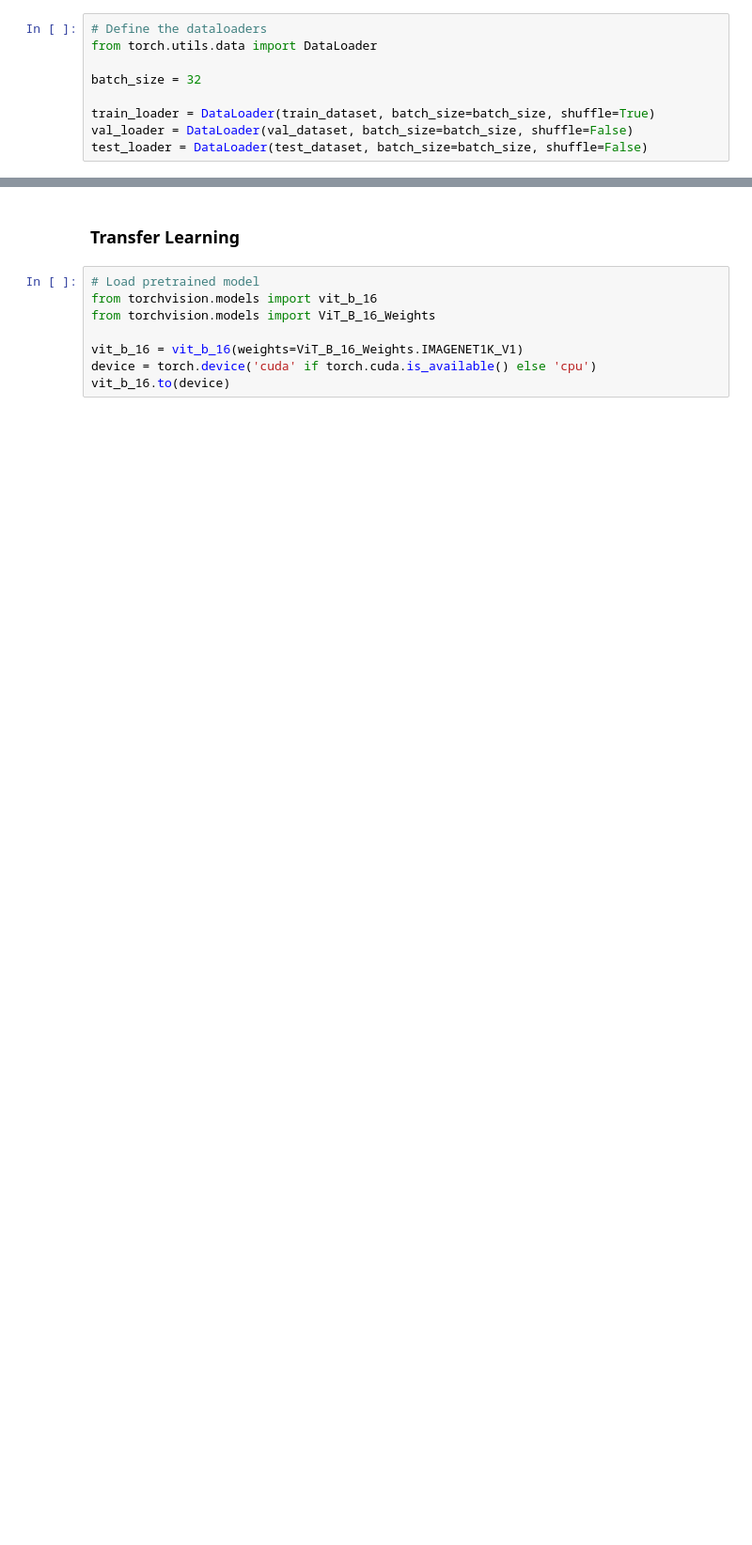
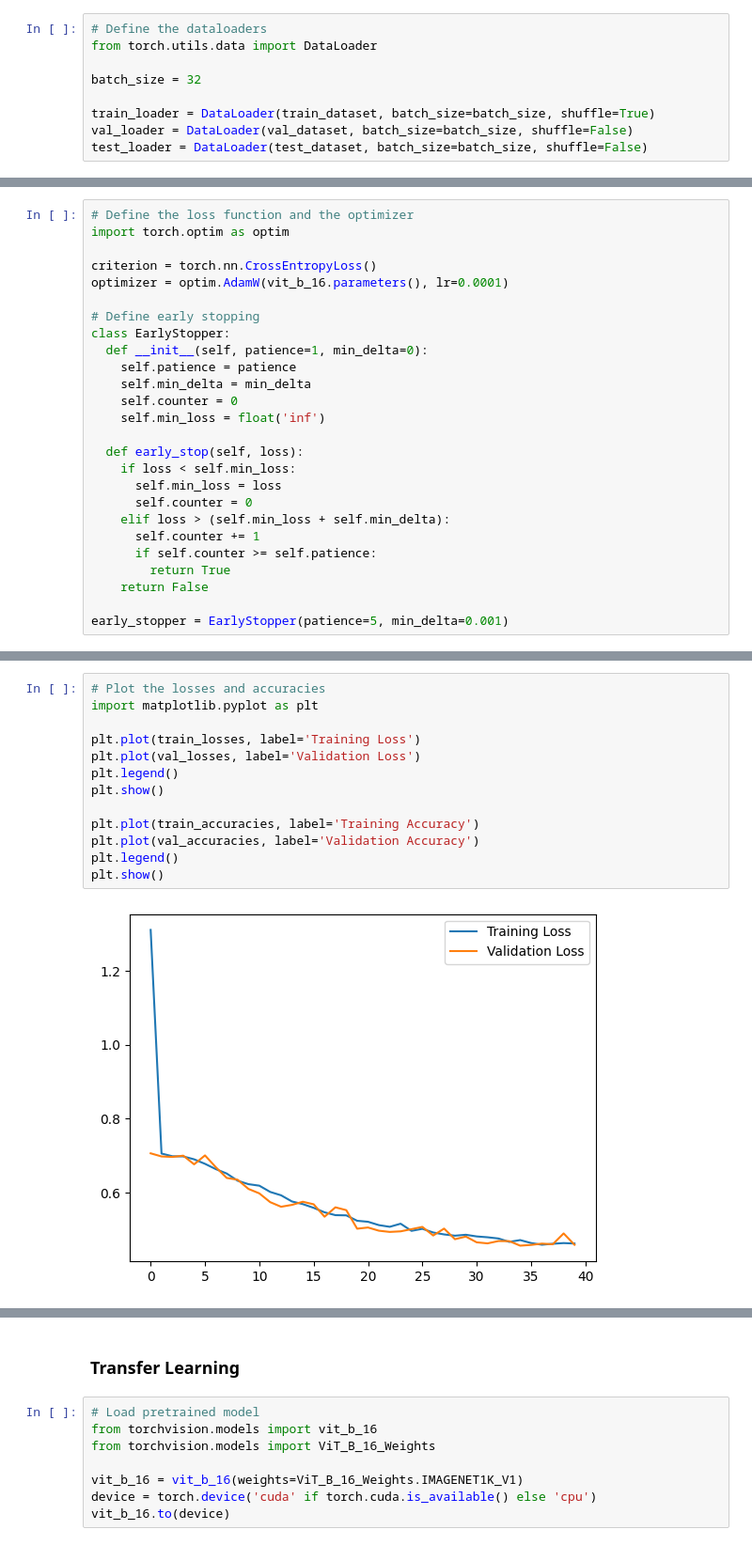
Before and after one commit to wwaihoe/Neural-Networks-and-Deep-Learning-Project, a Jupyter notebook: vit_gender_pytorch.ipynb, the cells around one changed output, grey strips where cells are left out. Shown at 94% size. Drawn from its saved outputs; the diff is of its cells as text; blank space fills up the shorter version.

Commit message:
add vit_b_16 training from scratch

```diff
--- a/vit_gender_pytorch.ipynb
+++ b/vit_gender_pytorch.ipynb
@@ -167,0 +203,26 @@ test_loader = DataLoader(test_dataset, batch_size=batch_size, shuffle=False)
+# %%
+# Define the loss function and the optimizer
+import torch.optim as optim
+
+criterion = torch.nn.CrossEntropyLoss()
+optimizer = optim.AdamW(vit_b_16.parameters(), lr=0.0001)
+
+# Define early stopping
+class EarlyStopper:
+  def __init__(self, patience=1, min_delta=0):
+    self.patience = patience
+    self.min_delta = min_delta
+    self.counter = 0
+    self.min_loss = float('inf')
+
+  def early_stop(self, loss):
+    if loss < self.min_loss:
+      self.min_loss = loss
+      self.counter = 0
+    elif loss > (self.min_loss + self.min_delta):
+      self.counter += 1
+      if self.counter >= self.patience:
+        return True
+    return False
+
+early_stopper = EarlyStopper(patience=5, min_delta=0.001)
@@ -167,0 +307,15 @@ test_loader = DataLoader(test_dataset, batch_size=batch_size, shuffle=False)
+# %%
+# Plot the losses and accuracies
+import matplotlib.pyplot as plt
+
+plt.plot(train_losses, label='Training Loss')
+plt.plot(val_losses, label='Validation Loss')
+plt.legend()
+plt.show()
+
+plt.plot(train_accuracies, label='Training Accuracy')
+plt.plot(val_accuracies, label='Validation Accuracy')
+plt.legend()
+plt.show()
+# %% [output]
+[figure, added]
```
Also changed, not shown: parts of 9 cells of this notebook.
